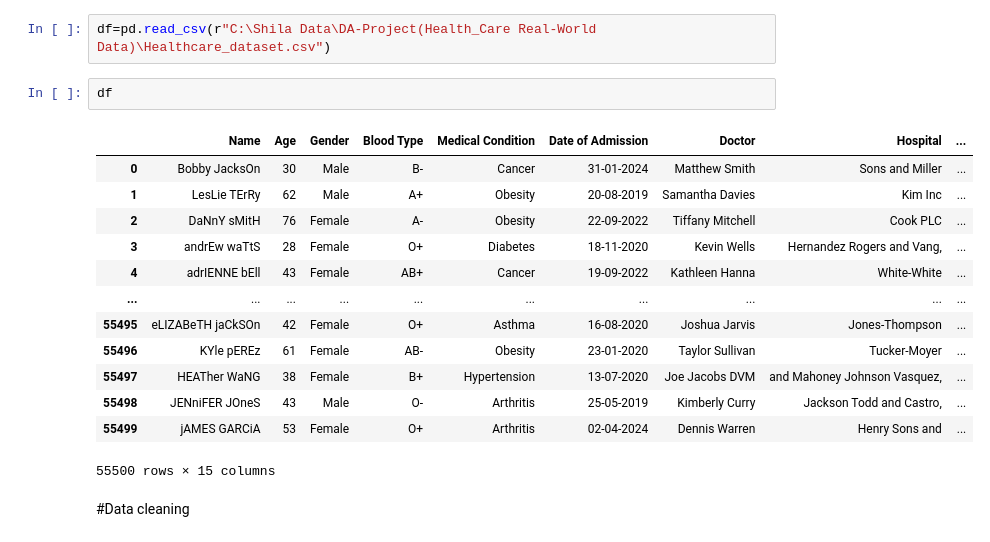
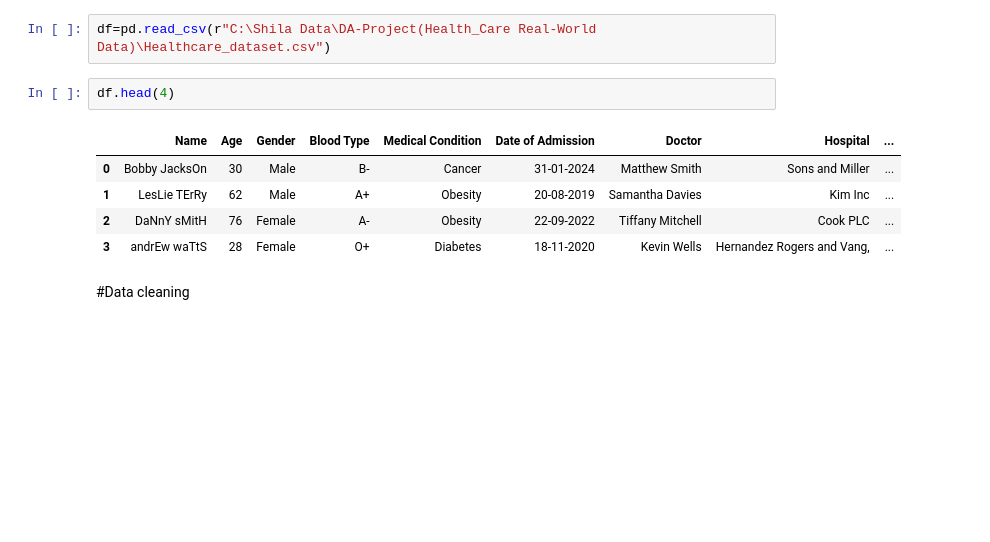
Before and after one commit to ThonteShila/DA-Project-Health_Care-Real-World-Data-, a Jupyter notebook: healtcare.ipynb, the cells around one changed output. Saved outputs shown, nothing was run; the diff lists cells and outputs as text; blank space fills up the shorter version.

```diff
--- a/healtcare.ipynb
+++ b/healtcare.ipynb
@@ -9,21 +9,13 @@ import pandas as pd
 # %%
 df=pd.read_csv(r"C:\Shila Data\DA-Project(Health_Care Real-World Data)\Healthcare_dataset.csv")
 # %%
-df
+df.head(4)
 # %% [output]
 |  | Name | Age | Gender | Blood Type | Medical Condition | Date of Admission | Doctor | Hospital | ... |
 | 0 | Bobby JacksOn | 30 | Male | B- | Cancer | 31-01-2024 | Matthew Smith | Sons and Miller | ... |
 | 1 | LesLie TErRy | 62 | Male | A+ | Obesity | 20-08-2019 | Samantha Davies | Kim Inc | ... |
 | 2 | DaNnY sMitH | 76 | Female | A- | Obesity | 22-09-2022 | Tiffany Mitchell | Cook PLC | ... |
 | 3 | andrEw waTtS | 28 | Female | O+ | Diabetes | 18-11-2020 | Kevin Wells | Hernandez Rogers and Vang, | ... |
-| 4 | adrIENNE bEll | 43 | Female | AB+ | Cancer | 19-09-2022 | Kathleen Hanna | White-White | ... |
-| ... | ... | ... | ... | ... | ... | ... | ... | ... | ... |
-| 55495 | eLIZABeTH jaCkSOn | 42 | Female | O+ | Asthma | 16-08-2020 | Joshua Jarvis | Jones-Thompson | ... |
-| 55496 | KYle pEREz | 61 | Female | AB- | Obesity | 23-01-2020 | Taylor Sullivan | Tucker-Moyer | ... |
-| 55497 | HEATher WaNG | 38 | Female | B+ | Hypertension | 13-07-2020 | Joe Jacobs DVM | and Mahoney Johnson Vasquez, | ... |
-| 55498 | JENniFER JOneS | 43 | Male | O- | Arthritis | 25-05-2019 | Kimberly Curry | Jackson Todd and Castro, | ... |
-| 55499 | jAMES GARCiA | 53 | Female | O+ | Arthritis | 02-04-2024 | Dennis Warren | Henry Sons and | ... |
-55500 rows × 15 columns
 # %% [markdown]
 #Data cleaning
 # %%
```
Also changed, not shown: parts of 6 cells of this notebook.
